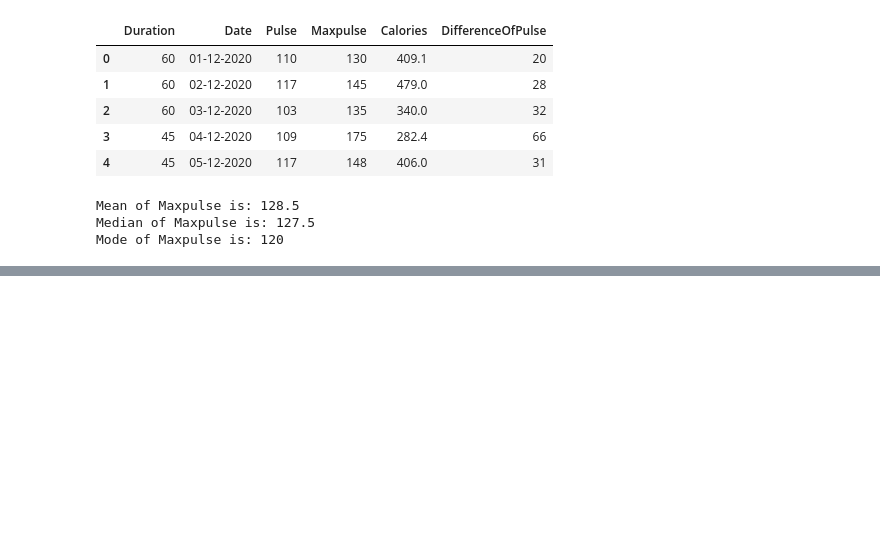
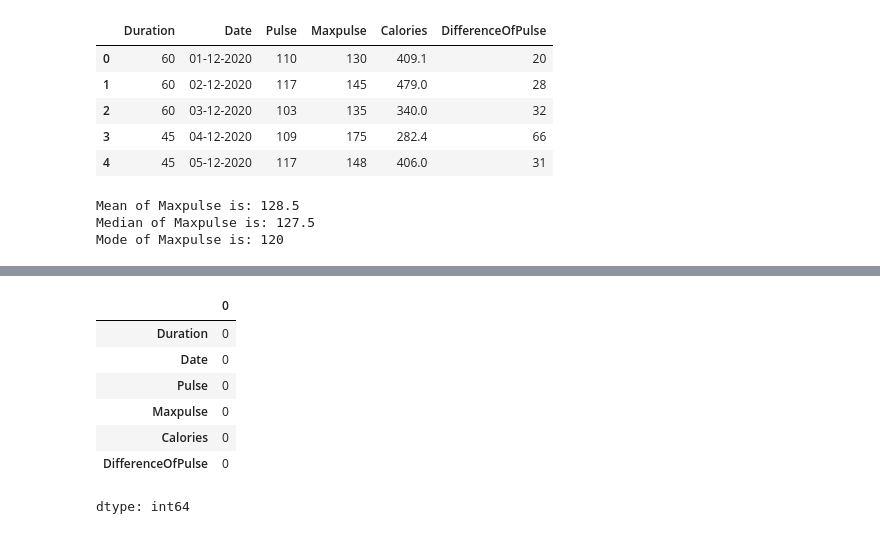
Before and after one commit to Zdracox/Demo, a Jupyter notebook: EDA.ipynb, the cells around one changed output, grey strips where cells are left out. Drawn from its saved outputs; the diff is of its cells as text; code cells hidden in the pictures; blank space fills up the shorter version.

```diff
--- a/EDA.ipynb
+++ b/EDA.ipynb
@@ -124,0 +136,12 @@ Mode of Maxpulse is: 120
+# %%
+data_cleaned = data.dropna()
+data_cleaned.isnull().sum()
+# %% [output]
+|  | 0 |
+| Duration | 0 |
+| Date | 0 |
+| Pulse | 0 |
+| Maxpulse | 0 |
+| Calories | 0 |
+| DifferenceOfPulse | 0 |
+dtype: int64
```
Also changed, not shown: parts of 1 cell of this notebook.
